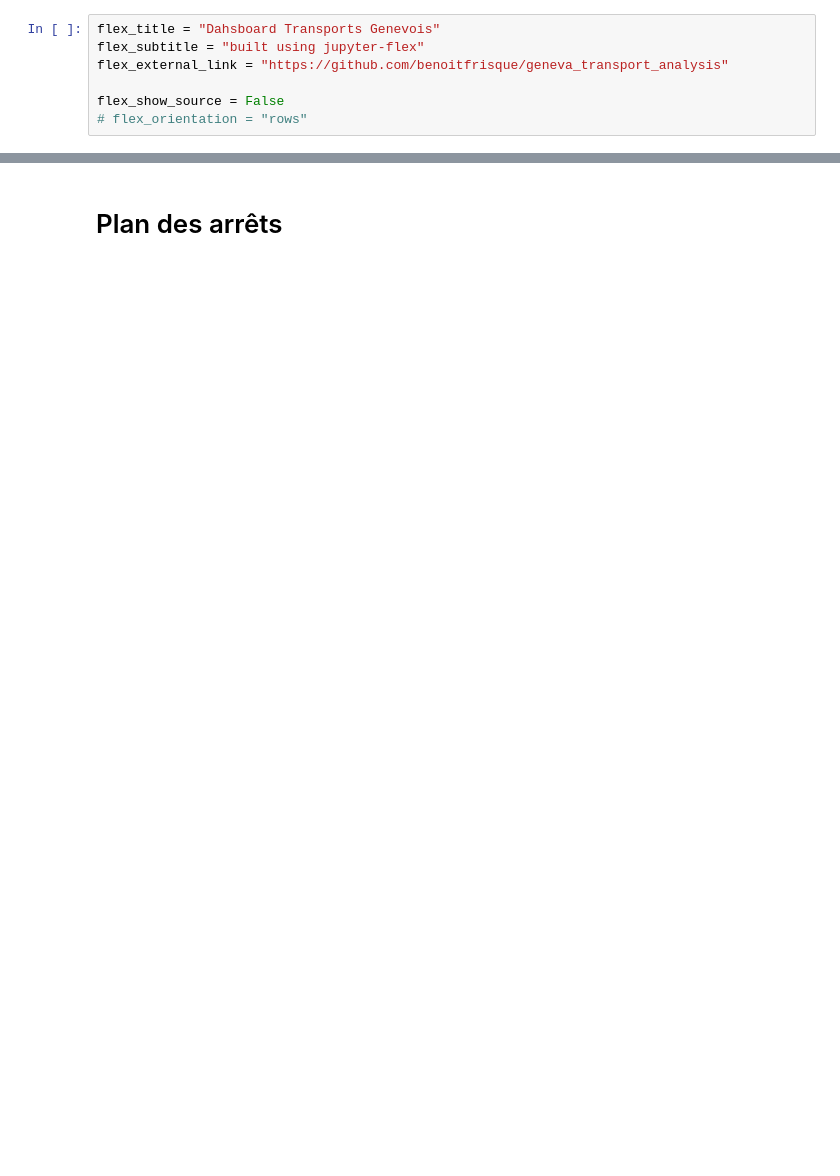
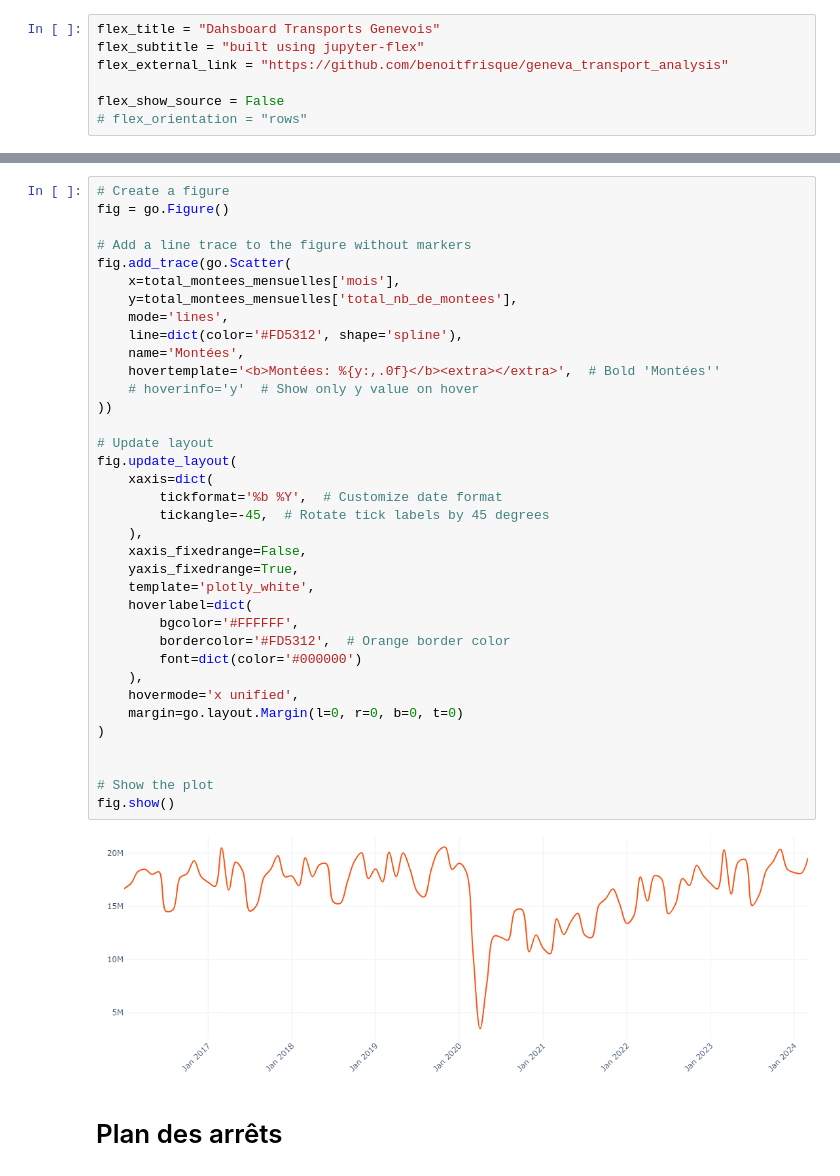
Before and after one commit to benoitfrisque/geneva_transport_analysis, a Jupyter notebook: dashboard/dashboard.ipynb, the cells around one changed output, grey strips where cells are left out. Saved outputs shown, nothing was run; the diff lists cells and outputs as text; blank space fills up the shorter version.

Commit message:
added monthly montees

```diff
--- a/dashboard/dashboard.ipynb
+++ b/dashboard/dashboard.ipynb
@@ -217,3 +290,41 @@ fetch_and_plot(None)
+# %%
+# Create a figure
+fig = go.Figure()
+
+# Add a line trace to the figure without markers
+fig.add_trace(go.Scatter(
+    x=total_montees_mensuelles['mois'],
+    y=total_montees_mensuelles['total_nb_de_montees'],
+    mode='lines',
+    line=dict(color='#FD5312', shape='spline'),
+    name='Montées',
+    hovertemplate='<b>Montées: %{y:,.0f}</b><extra></extra>',  # Bold 'Montées''
+    # hoverinfo='y'  # Show only y value on hover
+))
+
+# Update layout
+fig.update_layout(
+    xaxis=dict(
+        tickformat='%b %Y',  # Customize date format
+        tickangle=-45,  # Rotate tick labels by 45 degrees
+    ),
+    xaxis_fixedrange=False,
+    yaxis_fixedrange=True,
+    template='plotly_white',
+    hoverlabel=dict(
+        bgcolor='#FFFFFF',
+        bordercolor='#FD5312',  # Orange border color
+        font=dict(color='#000000')
+    ),
+    hovermode='x unified',
+    margin=go.layout.Margin(l=0, r=0, b=0, t=0)
+)
+
+
+# Show the plot
+fig.show()
+# %% [output]
+[figure, added]
 # %% [markdown]
 # Plan des arrêts
 # %%
```
Also changed, not shown: parts of 27 cells of this notebook.
